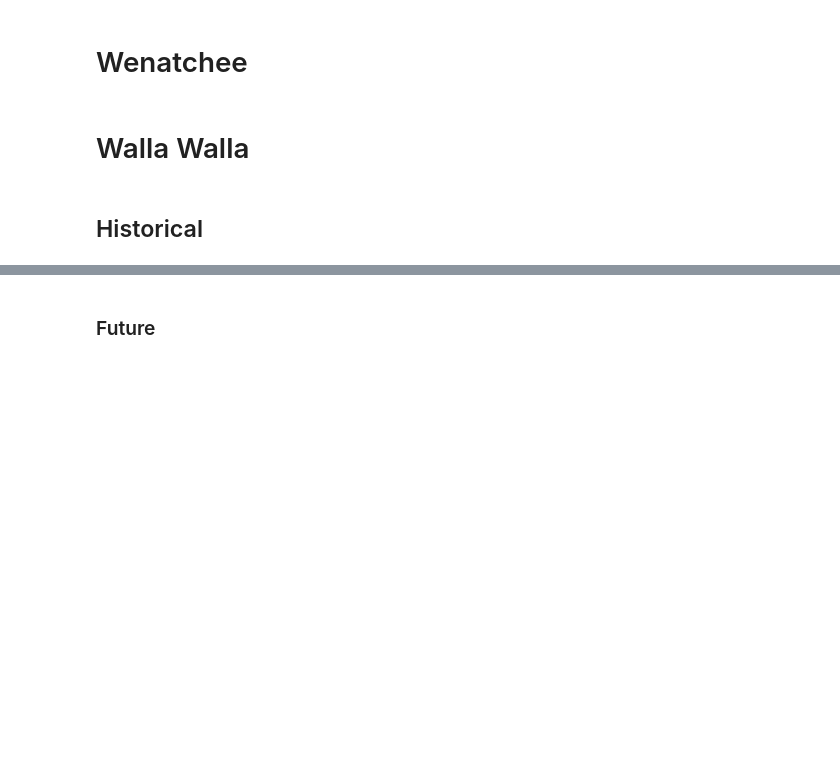
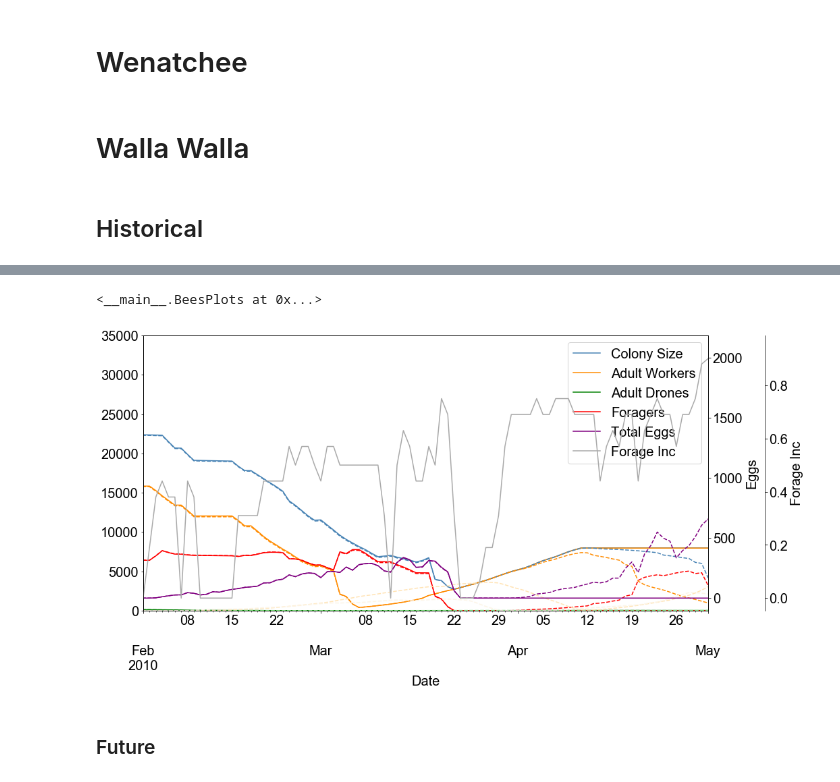
Before and after one commit to jpireaud/Beepop, a Jupyter notebook: Linux/DataAnalysis.ipynb, the cells around one changed output, grey strips where cells are left out. Saved outputs shown, nothing was run; the diff lists cells and outputs as text; code cells hidden in the pictures; blank space fills up the shorter version.

```diff
--- a/Linux/DataAnalysis.ipynb
+++ b/Linux/DataAnalysis.ipynb
@@ -413,2 +507,19 @@ FileNotFoundError: [Errno 2] File b'results\\okanogan\\observed-requeen-delay-5d
+# %%
+options = Options()
+options.data = data['foragers_and_adults_aging_with_forage_inc']
+options.columns = bees
+options.x_limit = Option(
+    activated = True,
+    params = ['1980-02-01', '1981-02-01']
+)
+options.y_limit = Option(
+    activated = True,
+    params = [0, 50000]
+)
+options.eggs = Option(
+    activated = True,
+    params = BeesPlots.Select.BOTH
+)
+BeesPlots.make_plot(options)
 # %% [markdown]
 # Wenatchee
@@ -524,2 +580,63 @@ BeesPlots.make_plot(options)
+# %%
+simulations_output_directory = 'results\walla-walla'
+historical_data_filename = 'observed-requeen-delay-5days-data_46.03125_-118.34375'
+future_data_filename = 'rcp85-requeen-delay-5days-data_46.03125_-118.34375'
+
+output_dir = os.path.join(simulations_output_directory, future_data_filename)
+data = get_data(output_dir)
+
+
+#options.data = PlotsData(data['foragers_aging_with_forage_inc_adults_aging_when_egg_laid_fixed_larvae_and_brood'], data['foragers_and_adults_aging_with_forage_inc'])
+#options.data = data['foragers_aging_with_forage_inc_adults_aging_when_egg_laid_fixed_larvae_and_brood_fixed_adults']
+options.data = data['foragers_aging_with_forage_inc_adults_aging_when_egg_laid_fixed_larvae_and_brood']
+#options.data = data['foragers_aging_with_forage_inc_adults_aging_when_egg_laid']
+
+options.columns = bees
+
+options.layout = Option(
+    activated = True,
+    params = BeesPlots.Type.TOP
+)
+options.additional_primary_data = Option(
+    activated = True,
+    params = {
+        'data': data['foragers_aging_with_forage_inc_adults_aging_when_egg_laid_fixed_larvae_and_brood_fixed_adults'],
+        'columns': bees_extended
+    }
+)
+options.x_limit = Option(
+    activated = True,
+    #params = ['1980-06-01', '1990-06-01']
+    #params = ['2054-06-01', '2056-06-01']
+    #params = ['2054-11-01', '2054-12-01']
+    #params = ['2047-03-01', '2049-04-01']
+    params = ['2010-02-01', '2010-05-01']
+    #params = ['1979-01-01', '1981-07-01']
+    #params = ['1990-01-01', '1995-01-01']
+)
+options.y_limit = Option(
+    activated = True,
+    params = [0, 35000]
+)
+options.eggs = Option(
+    activated = True,
+    params = BeesPlots.Select.BOTH
+)
+options.temperatures = Option(
+    activated = False,
+    params = BeesPlots.Select.BOTH
+)
+options.forage_inc = Option(
+    activated = True,
+    params = BeesPlots.Select.BOTH
+)
+options.forage_day = Option(
+    activated = False,
+    params = BeesPlots.Select.BOTH
+)
+BeesPlots.make_plot(options)
+# %% [output]
+<__main__.BeesPlots at 0x...>
+[figure, added]
 # %% [markdown]
 ### Future
```
Also changed, not shown: parts of 12 cells of this notebook, 4 other files.
